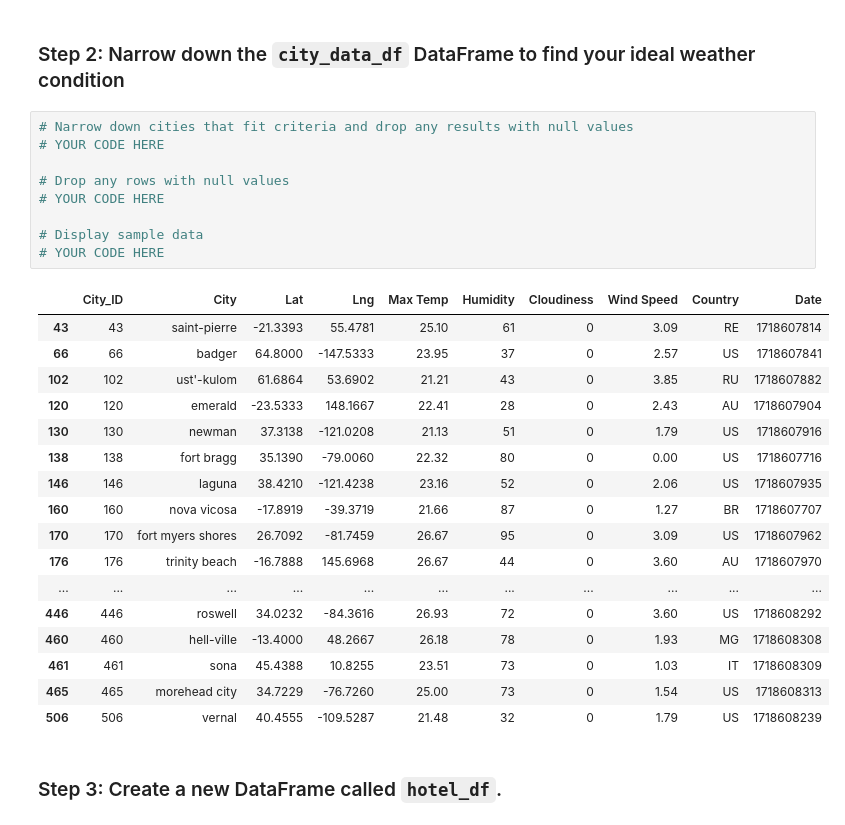
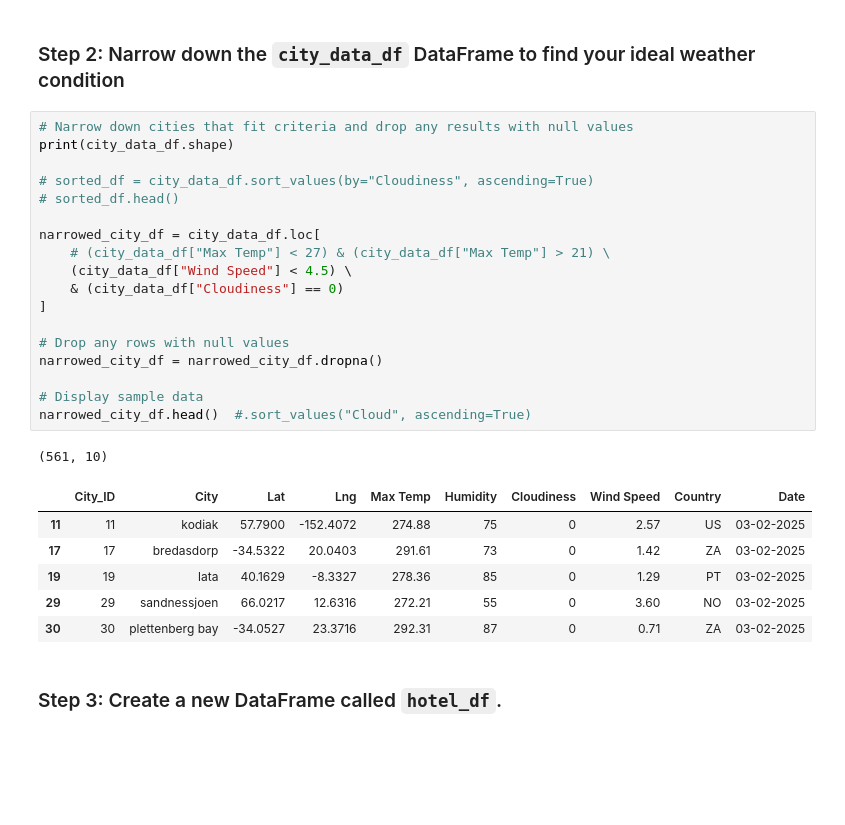
Before and after one commit to qstibbins/python-api-challenge, a Jupyter notebook: VacationPy.ipynb, the cells around one changed output. Saved outputs shown, nothing was run; the diff lists cells and outputs as text; blank space fills up the shorter version.

```diff
--- a/VacationPy.ipynb
+++ b/VacationPy.ipynb
@@ -49,31 +60,30 @@ city_data_df.head()
 ### Step 2: Narrow down the `city_data_df` DataFrame to find your ideal weather condition
 # %%
 # Narrow down cities that fit criteria and drop any results with null values
-# YOUR CODE HERE
+print(city_data_df.shape)
+
+# sorted_df = city_data_df.sort_values(by="Cloudiness", ascending=True)
+# sorted_df.head()
+
+narrowed_city_df = city_data_df.loc[
+    # (city_data_df["Max Temp"] < 27) & (city_data_df["Max Temp"] > 21) \
+    (city_data_df["Wind Speed"] < 4.5) \
+    & (city_data_df["Cloudiness"] == 0)
+]
 
 # Drop any rows with null values
-# YOUR CODE HERE
+narrowed_city_df = narrowed_city_df.dropna()
 
 # Display sample data
-# YOUR CODE HERE
+narrowed_city_df.head()  #.sort_values("Cloud", ascending=True)
 # %% [output]
+(561, 10)
 |  | City_ID | City | Lat | Lng | Max Temp | Humidity | Cloudiness | Wind Speed | Country | Date |
-| 43 | 43 | saint-pierre | -21.3393 | 55.4781 | 25.10 | 61 | 0 | 3.09 | RE | 1718607814 |
-| 66 | 66 | badger | 64.8000 | -147.5333 | 23.95 | 37 | 0 | 2.57 | US | 1718607841 |
-| 102 | 102 | ust'-kulom | 61.6864 | 53.6902 | 21.21 | 43 | 0 | 3.85 | RU | 1718607882 |
-| 120 | 120 | emerald | -23.5333 | 148.1667 | 22.41 | 28 | 0 | 2.43 | AU | 1718607904 |
-| 130 | 130 | newman | 37.3138 | -121.0208 | 21.13 | 51 | 0 | 1.79 | US | 1718607916 |
-| 138 | 138 | fort bragg | 35.1390 | -79.0060 | 22.32 | 80 | 0 | 0.00 | US | 1718607716 |
-| 146 | 146 | laguna | 38.4210 | -121.4238 | 23.16 | 52 | 0 | 2.06 | US | 1718607935 |
-| 160 | 160 | nova vicosa | -17.8919 | -39.3719 | 21.66 | 87 | 0 | 1.27 | BR | 1718607707 |
-| 170 | 170 | fort myers shores | 26.7092 | -81.7459 | 26.67 | 95 | 0 | 3.09 | US | 1718607962 |
-| 176 | 176 | trinity beach | -16.7888 | 145.6968 | 26.67 | 44 | 0 | 3.60 | AU | 1718607970 |
-| ... | ... | ... | ... | ... | ... | ... | ... | ... | ... | ... |
-| 446 | 446 | roswell | 34.0232 | -84.3616 | 26.93 | 72 | 0 | 3.60 | US | 1718608292 |
-| 460 | 460 | hell-ville | -13.4000 | 48.2667 | 26.18 | 78 | 0 | 1.93 | MG | 1718608308 |
-| 461 | 461 | sona | 45.4388 | 10.8255 | 23.51 | 73 | 0 | 1.03 | IT | 1718608309 |
-| 465 | 465 | morehead city | 34.7229 | -76.7260 | 25.00 | 73 | 0 | 1.54 | US | 1718608313 |
-| 506 | 506 | vernal | 40.4555 | -109.5287 | 21.48 | 32 | 0 | 1.79 | US | 1718608239 |
+| 11 | 11 | kodiak | 57.7900 | -152.4072 | 274.88 | 75 | 0 | 2.57 | US | 03-02-2025 |
+| 17 | 17 | bredasdorp | -34.5322 | 20.0403 | 291.61 | 73 | 0 | 1.42 | ZA | 03-02-2025 |
+| 19 | 19 | lata | 40.1629 | -8.3327 | 278.36 | 85 | 0 | 1.29 | PT | 03-02-2025 |
+| 29 | 29 | sandnessjoen | 66.0217 | 12.6316 | 272.21 | 55 | 0 | 3.60 | NO | 03-02-2025 |
+| 30 | 30 | plettenberg bay | -34.0527 | 23.3716 | 292.31 | 87 | 0 | 0.71 | ZA | 03-02-2025 |
 # %% [markdown]
 ### Step 3: Create a new DataFrame called `hotel_df`.
 # %%
```
Also changed, not shown: parts of 7 cells of this notebook.
